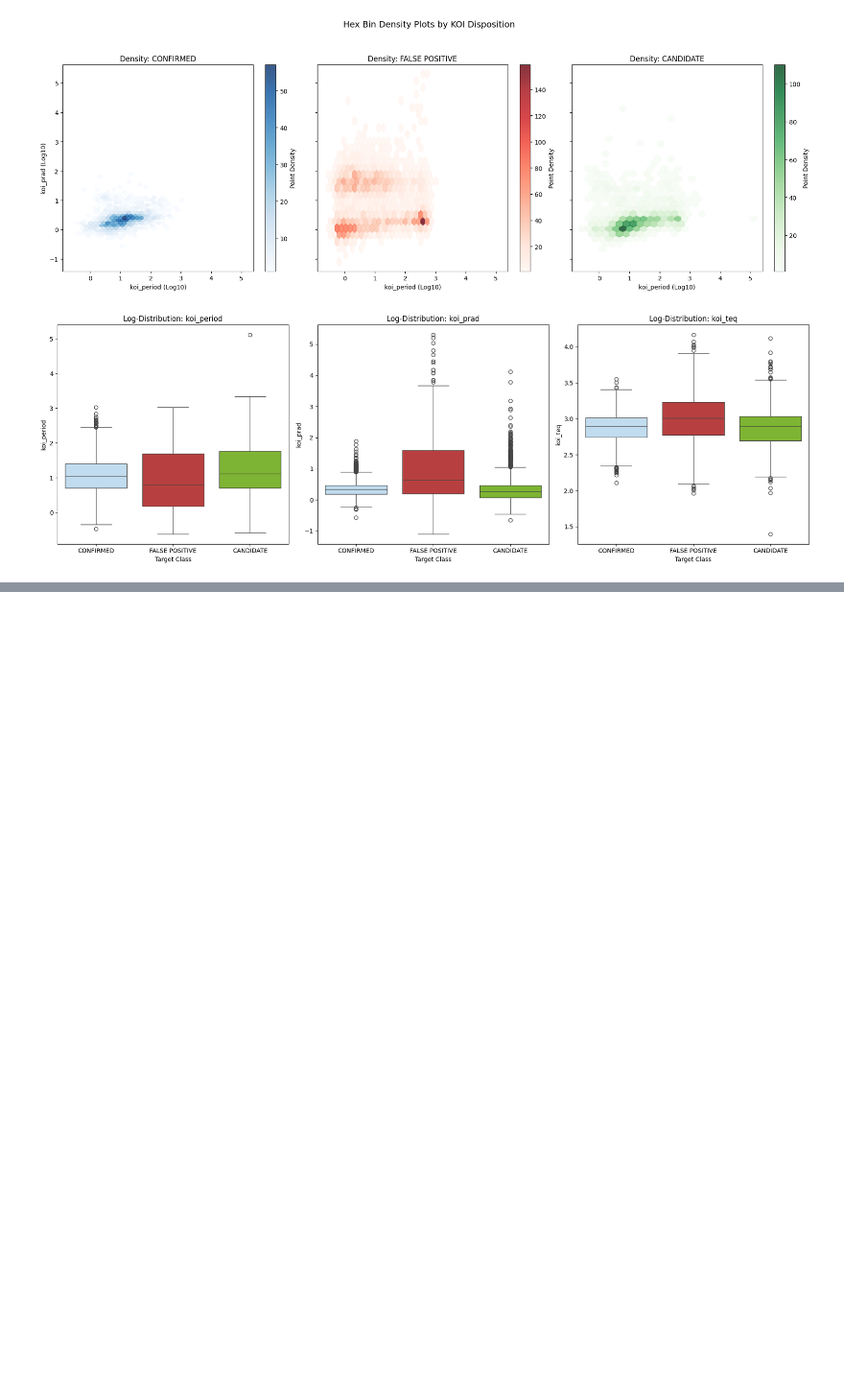
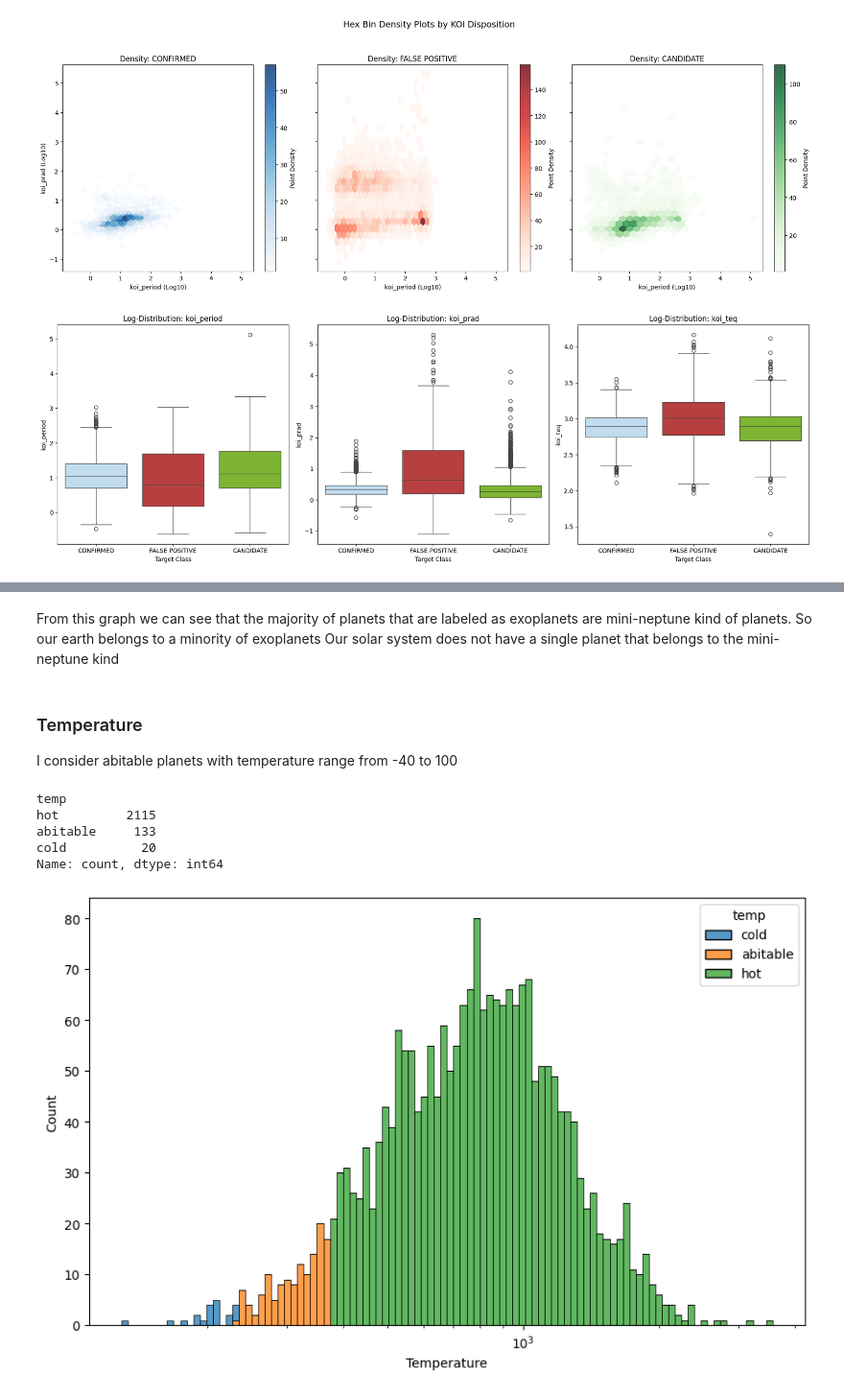
Before and after one commit to LeoStefa02/AppliedStatisticProject, a Jupyter notebook: AS_Project.ipynb, the cells around one changed output, grey strips where cells are left out. Shown at 96% size. Drawn from its saved outputs; the diff is of its cells as text; code cells hidden in the pictures; blank space fills up the shorter version.

```diff
--- a/AS_Project.ipynb
+++ b/AS_Project.ipynb
@@ -583,0 +642,25 @@ plt.show()
+# %% [markdown]
+From this graph we can see that the majority of planets that are labeled as exoplanets are mini-neptune kind of planets. So our earth belongs to a minority of exoplanets
+Our solar system does not have a single planet that belongs to the mini-neptune kind
+# %% [markdown]
+### Temperature
+I consider abitable planets with temperature range from -40 to 100
+# %%
+bins = [0, 233, 373, np.inf]
+temp_labels = ['cold', 'abitable', 'hot']
+
+exoplanets['temp'] = pd.cut(exoplanets['koi_teq'], bins=bins, labels=temp_labels)
+
+print(exoplanets['temp'].value_counts())
+
+fig, ax = plt.subplots(figsize=(10, 6))
+ax.set_xlabel("Temperature")
+sns.histplot(data = exoplanets, x='koi_teq', ax = ax, hue = 'temp', bins=100, log_scale=True, multiple='stack')
+plt.show()
+# %% [output]
+temp
+hot         2115
+abitable     133
+cold          20
+Name: count, dtype: int64
+[figure, added]
```
Also changed, not shown: parts of 13 cells of this notebook.
